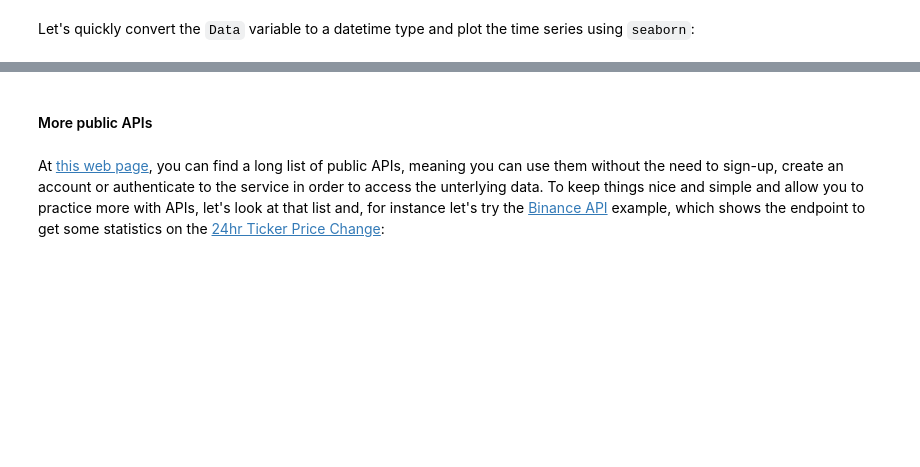
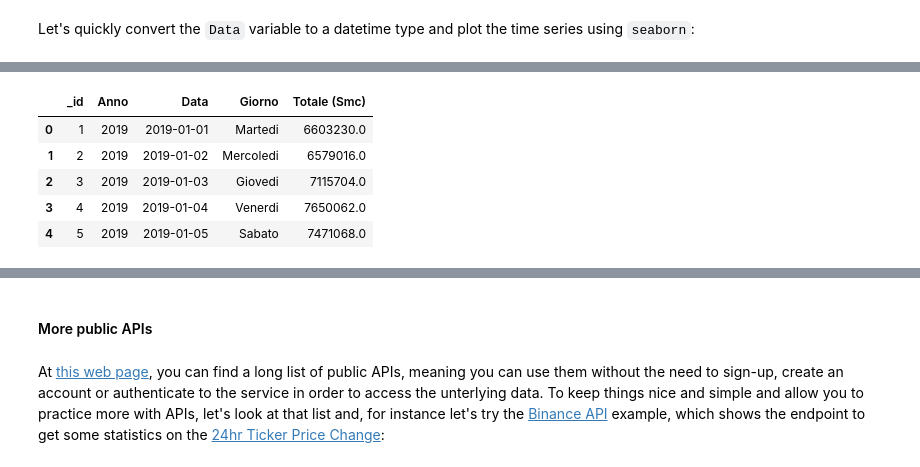
Before and after one commit to boolean-data-analytics/3.13.31-APIs-and-JSON, a Jupyter notebook: 3.13.31 APIs and JSON.ipynb, the cells around one changed output, grey strips where cells are left out. Saved outputs shown, nothing was run; the diff lists cells and outputs as text; code cells hidden in the pictures; blank space fills up the shorter version.

```diff
--- a/3.13.31 APIs and JSON.ipynb
+++ b/3.13.31 APIs and JSON.ipynb
@@ -140,3 +214,12 @@ Let's quickly convert the `Data` variable to a datetime type and plot the time s
 # %%
 df['Data'] = pd.to_datetime(df['Data'], format="%Y-%m-%d")
+# %%
+df.head()
+# %% [output]
+|  | _id | Anno | Data | Giorno | Totale (Smc) |
+| 0 | 1 | 2019 | 2019-01-01 | Martedi | 6603230.0 |
+| 1 | 2 | 2019 | 2019-01-02 | Mercoledi | 6579016.0 |
+| 2 | 3 | 2019 | 2019-01-03 | Giovedi | 7115704.0 |
+| 3 | 4 | 2019 | 2019-01-04 | Venerdi | 7650062.0 |
+| 4 | 5 | 2019 | 2019-01-05 | Sabato | 7471068.0 |
 # %%
```
Also changed, not shown: parts of 18 cells of this notebook, 1 other file.
